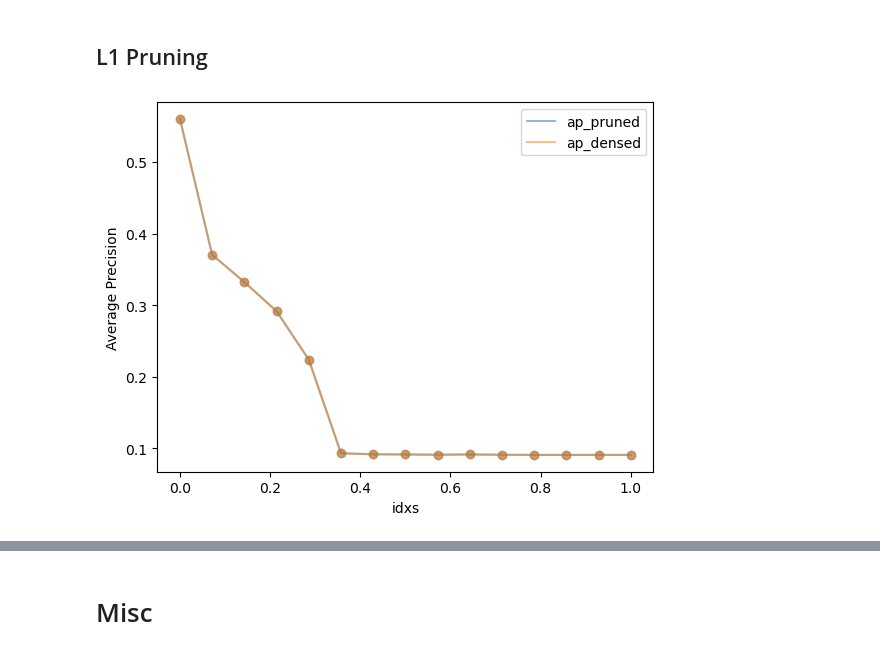
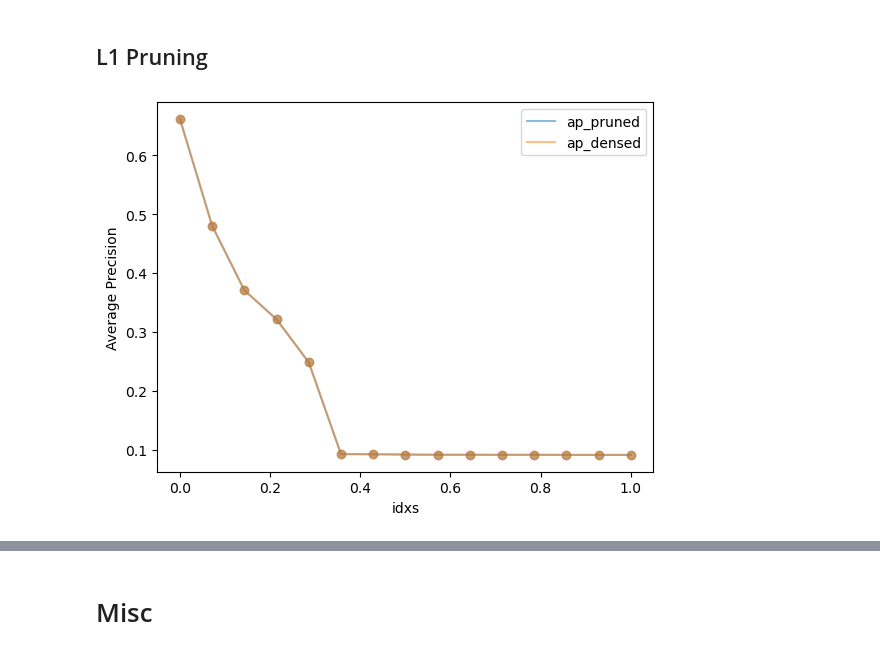
Before and after one commit to foxomatik/EML, a Jupyter notebook: exercises/4-challenge/pruning.ipynb, the cells around one changed output, grey strips where cells are left out. Saved outputs shown, nothing was run; the diff lists cells and outputs as text; code cells hidden in the pictures.

Commit message:
Fixed wrong function calls in fused-training.

```diff
--- a/exercises/4-challenge/pruning.ipynb
+++ b/exercises/4-challenge/pruning.ipynb
@@ -790,21 +800,21 @@ Inference Time before Pruning: 1.78
 # %%
 ratios = np.linspace(0, 0.8, 15)
 
-sd = torch.load('./weights/voc_fine_tuned.pt', map_location=torch_device)
+sd = torch.load('./weights/fused_voc_fine_tuned.pt', map_location=torch_device)
 ap_pruned, ap_densed, idxs = [], [], []
 for idx, ratio in tqdm.tqdm(enumerate(ratios), total=len(ratios)):
     # pruned model
-    sd_fused_pruned = l1_structured_pruning(sd, ratio)
+    sd_fused_pruned = l1_structured_fused_pruning(sd, ratio)
     net = FusedTinyYoloV2(num_classes=1)
-    ap_pruned.append(test(net, sd_fused_pruned, test_loader, torch_device))
+    ap_pruned.append(test_scratch(net, sd_fused_pruned, test_loader, torch_device))
 
     # densed model
-    sd_fused_densed = densify_state_dict(sd_pruned)
+    sd_fused_densed = densify_fused_state_dict(sd_fused_pruned)
     net = PrunedFusedTinyYoloV2(num_classes=1)
-    ap_densed.append(test(net, sd_fused_densed, test_loader, torch_device))
+    ap_densed.append(test_scratch(net, sd_fused_densed, test_loader, torch_device))
 
     idxs.append(idx)
 
 plot([(idxs, ap_pruned, 'ap_pruned'), (idxs, ap_densed, 'ap_densed')], xlabel='idxs', save_path='ap_l1_fused.png')
 # %% [output]
-[figure, old version]
+[figure, new version]
```
Also changed, not shown: parts of 9 cells of this notebook.
